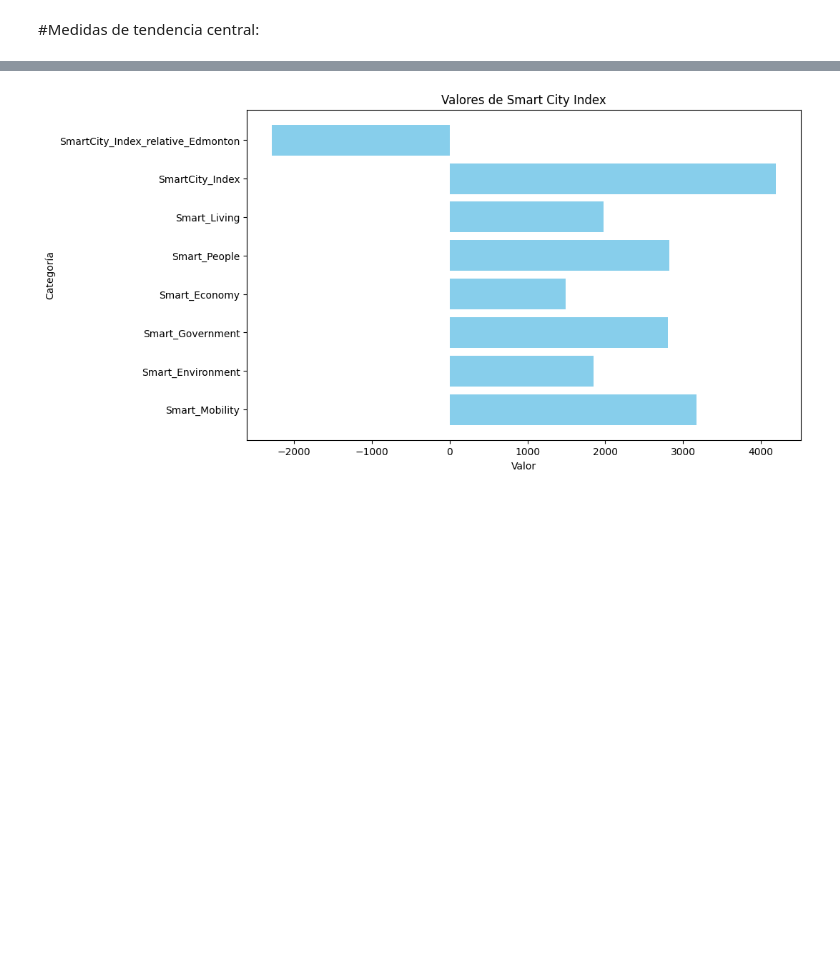
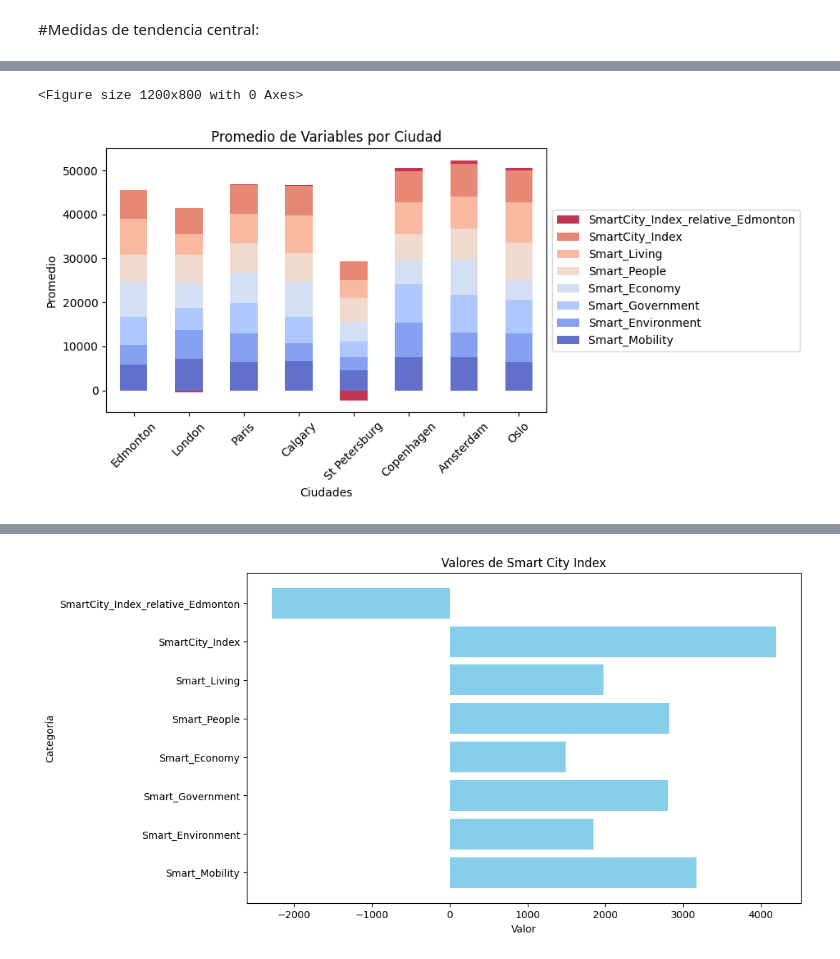
Before and after one commit to DEBUGCODE-INNOVACIONES/Estadistica, a Jupyter notebook: tp_final_Prog+IOT.ipynb, the cells around one changed output, grey strips where cells are left out. Drawn from its saved outputs; the diff is of its cells as text; code cells hidden in the pictures; blank space fills up the shorter version.

```diff
--- a/tp_final_Prog+IOT.ipynb
+++ b/tp_final_Prog+IOT.ipynb
@@ -133,0 +125,27 @@ dtype: float64
+# %%
+# @title Media Edmonton vs
+# Filtrar el DataFrame para incluir solo las ciudades mencionadas
+ciudades_seleccionadas = ['Edmonton','London', 'Paris',  'Calgary', 'St Petersburg', 'Copenhagen', 'Amsterdam', 'Oslo']
+promedio_ciudades_seleccionadas = promedio_por_ciudad.loc[ciudades_seleccionadas]
+
+# Crear el gráfico de barras apiladas
+plt.figure(figsize=(12, 8))
+ax = promedio_ciudades_seleccionadas.plot(kind='bar', stacked=True, colormap='coolwarm', alpha=0.8)
+
+# Añadir etiquetas y título
+plt.xlabel('Ciudades')
+plt.ylabel('Promedio')
+plt.title('Promedio de Variables por Ciudad')
+
+# Mostrar el gráfico
+plt.xticks(rotation=45)
+plt.tight_layout()
+
+# Añadir leyenda fuera del área de trazado principal
+handles, labels = ax.get_legend_handles_labels()
+ax.legend(handles[::-1], labels[::-1], loc='center left', bbox_to_anchor=(1, 0.5))
+
+plt.show()
+# %% [output]
+<Figure size 1200x800 with 0 Axes>
+[figure, added]
```
Also changed, not shown: parts of 35 cells of this notebook.
